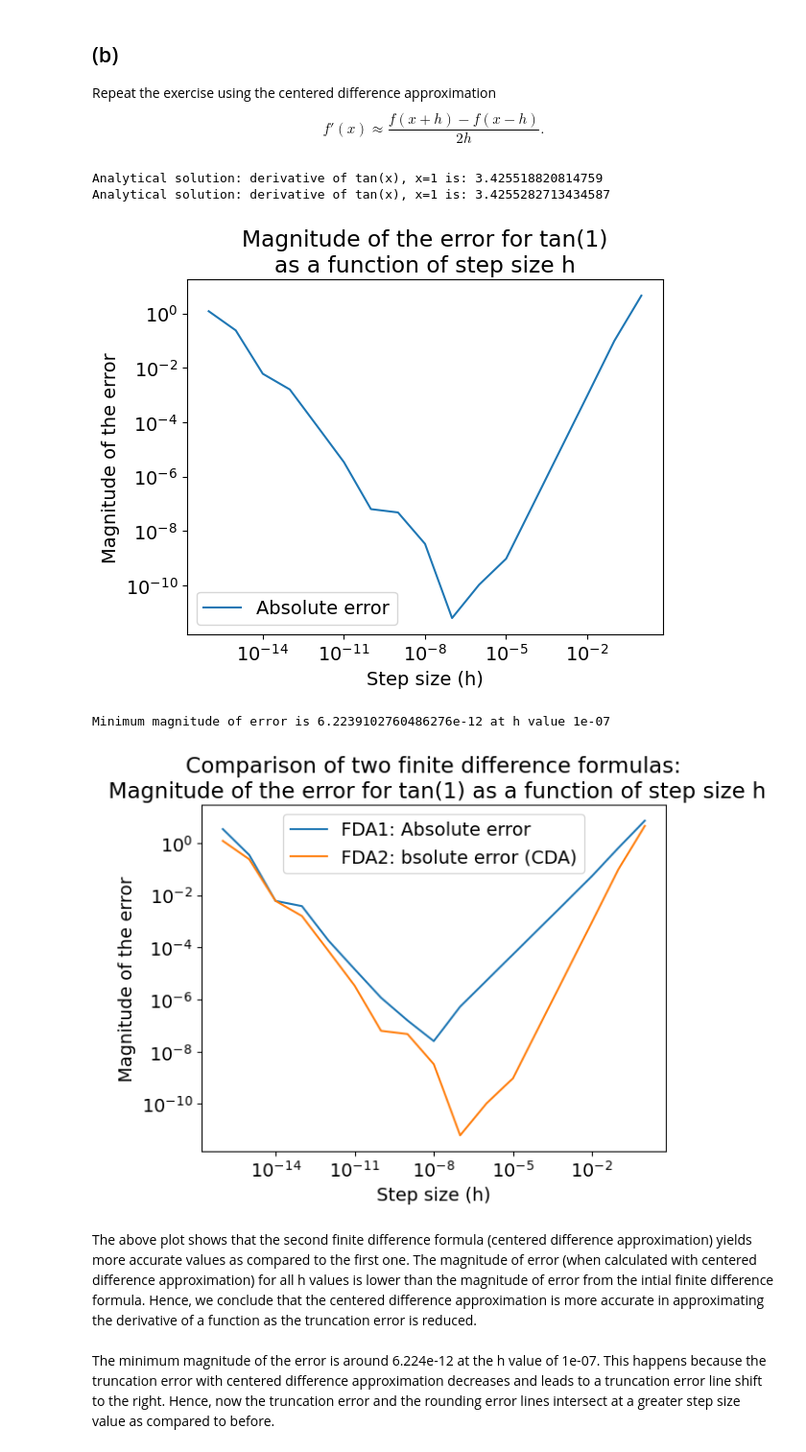
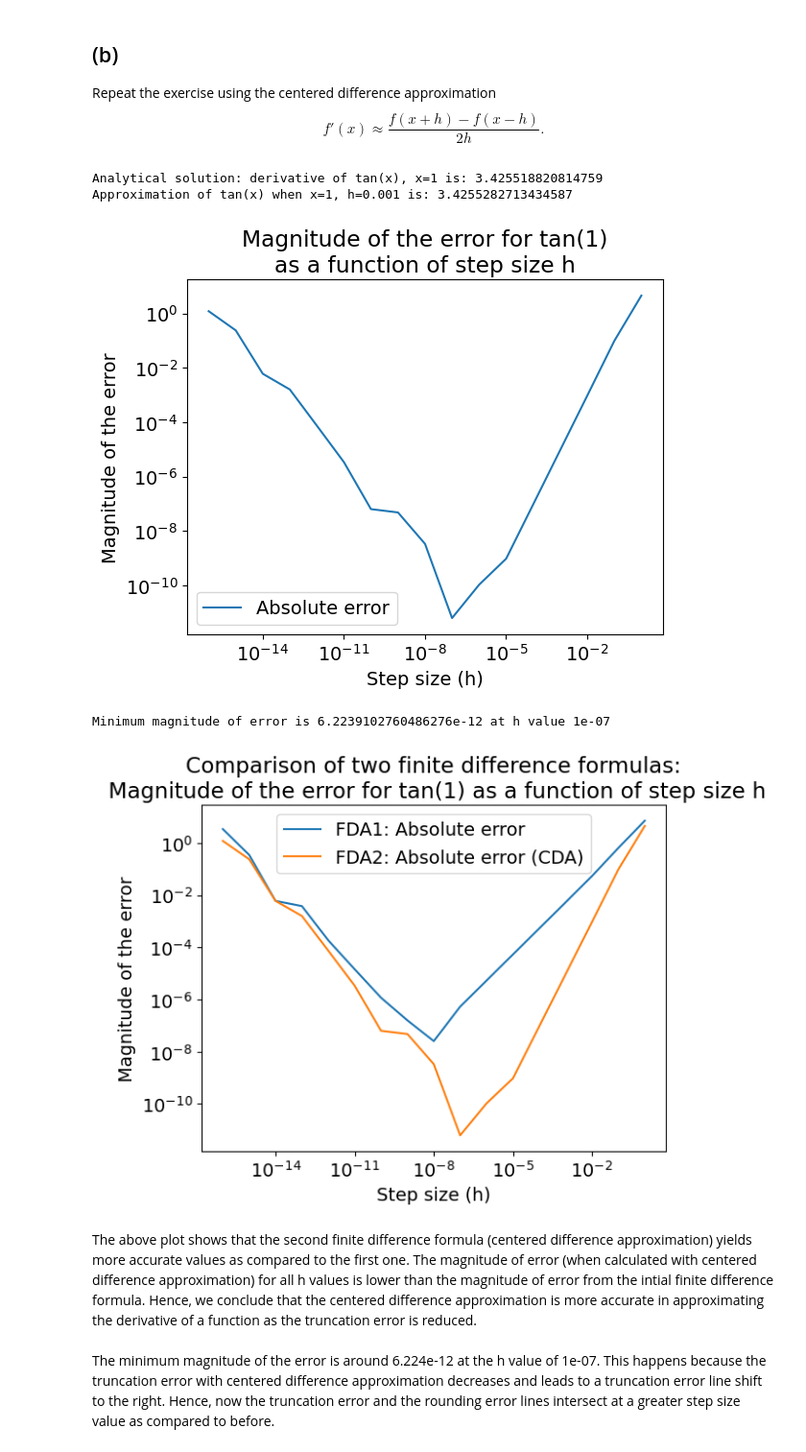
Before and after one commit to guoda23/NumericalAlgorithms, a Jupyter notebook: hw1_2023.ipynb, the cells around one changed output. Shown at 96% size. Cells and saved outputs as stored; diff of their text form; code cells hidden in the pictures.

Commit message:
fixed some errors, did 2c

```diff
--- a/hw1_2023.ipynb
+++ b/hw1_2023.ipynb
@@ -114,12 +114,12 @@ def ApproxDerivative(f, x, h):
 
 def SecSquared(x):
     '''Takes an input x and outputs sec^2(x) (derivative of tan(x))'''
-    return (1/cos(1))**2
+    return (1/cos(x))**2
 
 #Analytical solution of tan(x) when x=1:
 print(f'Analytical solution: derivative of tan(x), x=1 is: {SecSquared(1)}')
 #Approximation of tan(x) when x=1, h=0.001:
-print(f'Analytical solution: derivative of tan(x), x=1 is: {ApproxDerivative(tan, 1, 0.001)}')
+print(f'Approximation of tan(x) when x=1, h=0.001 is: {ApproxDerivative(tan, 1, 0.001)}')
 
 
 ###Plot the magnitude of error as a function of h###
@@ -169,7 +169,7 @@ def CenteredDiffApprox(f, x, h):
 #Analytical solution of tan(x) when x=1:
 print(f'Analytical solution: derivative of tan(x), x=1 is: {SecSquared(1)}')
 #Approximation of tan(x) when x=1, h=0.001:
-print(f'Analytical solution: derivative of tan(x), x=1 is: {CenteredDiffApprox(tan, 1, 0.001)}')
+print(f'Approximation of tan(x) when x=1, h=0.001 is: {CenteredDiffApprox(tan, 1, 0.001)}')
 
 
 ###Plot the magnitude of error as a function of h###
@@ -179,36 +179,36 @@ absolute_error_cda = []
 
 for i in range(len(h)):
     absolute_error_cda.append(abs(SecSquared(1)-CenteredDiffApprox(tan, 1, h[i])))
 
 plt.rcParams.update({'font.size': 14})
 plt.loglog(h, absolute_error_cda, label='Absolute error')
 plt.xlabel('Step size (h)')
 plt.ylabel('Magnitude of the error')
 plt.title('Magnitude of the error for tan(1)\nas a function of step size h')
 plt.legend()
 plt.show()
 
 
 ###Minimum value of the error###
 min_error = min(absolute_error_cda)
 h_min = h[absolute_error_cda.index(min_error)]
 print(f'Minimum magnitude of error is {min_error} at h value {h_min}')
 
 #Compare the two formulas
 plt.loglog(h, absolute_error_fd, label = 'FDA1: Absolute error')
-plt.loglog(h, absolute_error_cda, label = 'FDA2: bsolute error (CDA)')
+plt.loglog(h, absolute_error_cda, label = 'FDA2: Absolute error (CDA)')
 plt.xlabel('Step size (h)')
 plt.ylabel('Magnitude of the error')
 plt.title('Comparison of two finite difference formulas:\n Magnitude of the error for tan(1) as a function of step size h')
 plt.legend()
 plt.show()
 plt.show()
 # %% [output]
 Analytical solution: derivative of tan(x), x=1 is: 3.425518820814759
-Analytical solution: derivative of tan(x), x=1 is: 3.4255282713434587
+Approximation of tan(x) when x=1, h=0.001 is: 3.4255282713434587
 [figure]
 Minimum magnitude of error is 6.2239102760486276e-12 at h value 1e-07
-[figure, old version]
+[figure, new version]
 # %% [markdown]
 The above plot shows that the second finite difference formula (centered difference approximation) yields more accurate values as compared to the first one. The magnitude of error (when calculated with centered difference approximation) for all h values is lower than the magnitude of error from the intial finite difference formula. Hence, we conclude that the centered difference approximation is more accurate in approximating the derivative of a function as the truncation error is reduced.
 <br><br>
```
Also changed, not shown: parts of 4 cells of this notebook.
